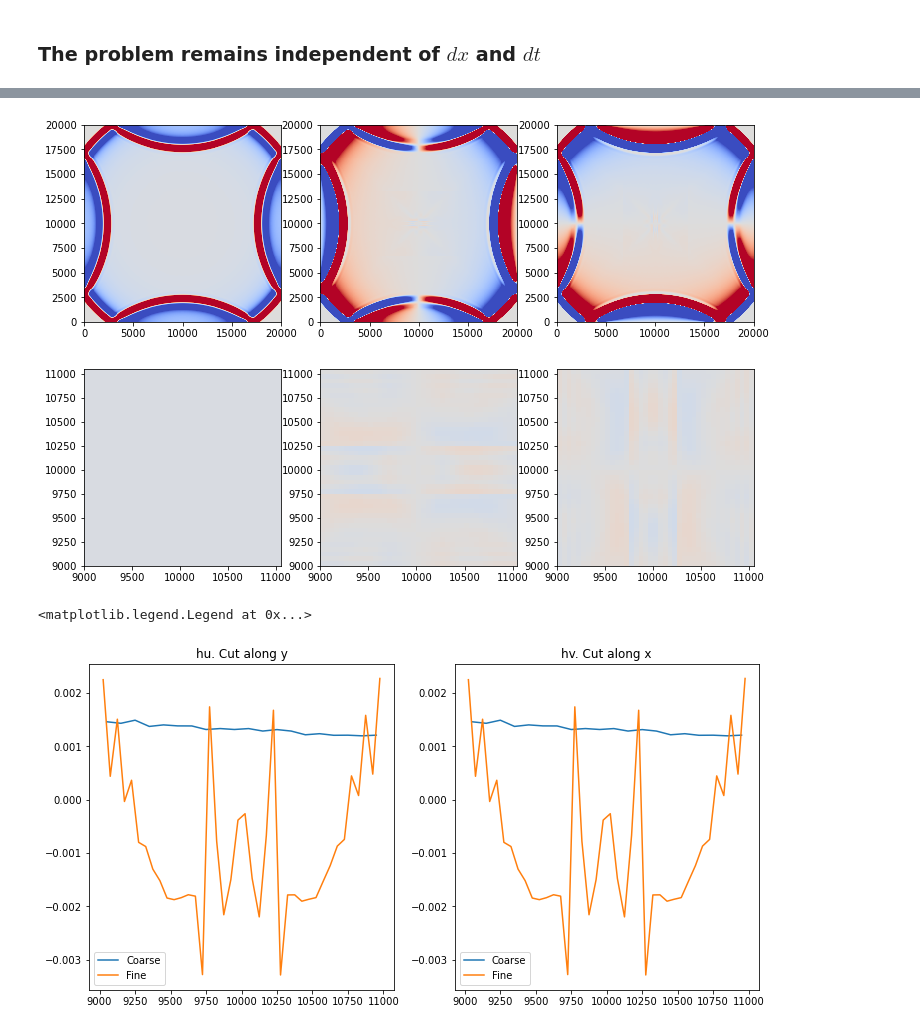
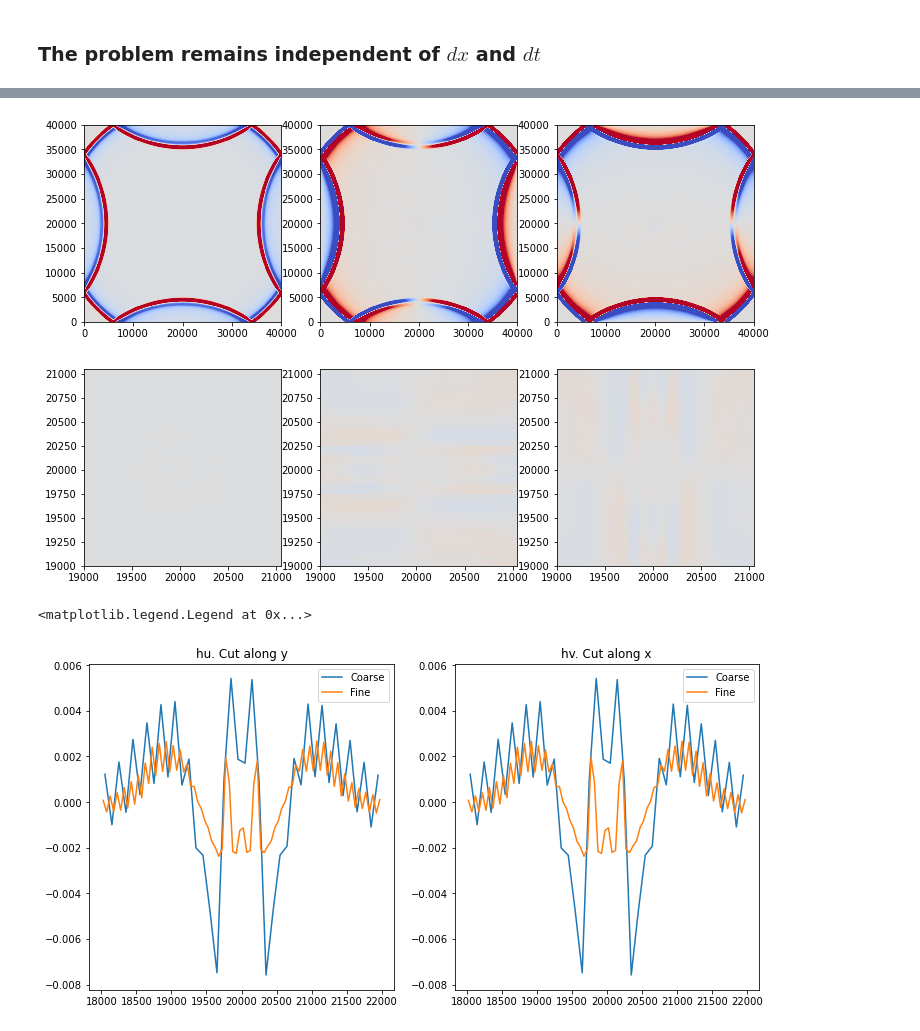
Before and after one commit to sintefmath/havvarsel-flux-investigations, a Jupyter notebook: Bump.ipynb, the cells around one changed output, grey strips where cells are left out. Saved outputs shown, nothing was run; the diff lists cells and outputs as text; code cells hidden in the pictures.

Commit message:
Always set  theta and flux_delimiter explicitly

```diff
--- a/Bump.ipynb
+++ b/Bump.ipynb
@@ -173,7 +173,7 @@ CDKLM
 from importlib import reload
 reload(CDKLM16)
 
-su_sim = CDKLM16.CDKLM16(**init_args, **sim_args, dt=1.0, rk_order=2, flux_delimiter=1.0)
+su_sim = CDKLM16.CDKLM16(**init_args, **sim_args, dt=1.0, rk_order=2, theta=1.3, flux_delimiter=1.0)
 sim_plotter(su_sim, T=T, zoom=False)
 sim_plotter(su_sim, T=0, zoom=True)
 crosssecs(su_sim)
@@ -351,30 +351,28 @@ axs[1].imshow(fine_eta0[2:-2,2:-2][180:220,180:220])
 # %%
-fine_su_sim = CDKLM16.CDKLM16(**fine_init_args, **fine_sim_args, dt=0.0, rk_order=2, flux_delimiter=1.0, theta=1.5)
-sim_plotter(fine_su_sim, T=500, zoom=False)
-
-fine_su_sim = CDKLM16.CDKLM16(**fine_init_args, **fine_sim_args, dt=0.0, rk_order=2, flux_delimiter=1.0, theta=1.5)
-sim_plotter(fine_su_sim, T=500, zoom=True)
+fine_su_sim = CDKLM16.CDKLM16(**fine_init_args, **fine_sim_args, dt=0.0, rk_order=2, theta=1.3, flux_delimiter=1.0)
+sim_plotter(fine_su_sim, T=T, zoom=False)
+sim_plotter(fine_su_sim, T=0, zoom=True)
 # %% [output]
-[figure, old version]
+[figure, new version]
-[figure, old version]
+[figure, new version]
 # %%
 eta_su, hu_su, hv_su = su_sim.download(interior_domain_only=True)
 fine_eta_su, fine_hu_su, fine_hv_su = fine_su_sim.download(interior_domain_only=True)
 
 
 fig, axs = plt.subplots(1,2, figsize=(12,6))
 axs[0].set_title("hu. Cut along y")
 axs[1].set_title("hv. Cut along x")
 
 
-axs[0].plot(np.linspace(0.5*su_sim.dx,(su_sim.ny-0.5)*su_sim.dx,int(su_sim.nx))[90:110], hu_su[90:110, 110], label="Coarse")
-axs[1].plot(np.linspace(0.5*su_sim.dx,(su_sim.ny-0.5)*su_sim.dx,int(su_sim.nx))[90:110], hv_su[110, 90:110], label="Coarse")
+axs[0].plot(np.linspace(0.5*su_sim.dx,(su_sim.ny-0.5)*su_sim.dx,int(su_sim.nx))[180:220], hu_su[180:220,210], label="Coarse")
+axs[1].plot(np.linspace(0.5*su_sim.dx,(su_sim.ny-0.5)*su_sim.dx,int(su_sim.nx))[180:220], hv_su[210, 180:220], label="Coarse")
 
-axs[0].plot(np.linspace(0.5*fine_su_sim.dx,(fine_su_sim.ny-0.5)*fine_su_sim.dx,int(fine_su_sim.nx))[180:220], fine_hu_su[180:220, 220], label="Fine")
-axs[1].plot(np.linspace(0.5*fine_su_sim.dx,(fine_su_sim.ny-0.5)*fine_su_sim.dx,int(fine_su_sim.nx))[180:220], fine_hv_su[220, 180:220], label="Fine")
+axs[0].plot(np.linspace(0.5*fine_su_sim.dx,(fine_su_sim.ny-0.5)*fine_su_sim.dx,int(fine_su_sim.nx))[360:440], fine_hu_su[360:440, 420], label="Fine")
+axs[1].plot(np.linspace(0.5*fine_su_sim.dx,(fine_su_sim.ny-0.5)*fine_su_sim.dx,int(fine_su_sim.nx))[360:440], fine_hv_su[420, 360:440], label="Fine")
 
 axs[0].legend()
 axs[1].legend()
 # %% [output]
 <matplotlib.legend.Legend at 0x...>
-[figure, old version]
+[figure, new version]
```
Also changed, not shown: parts of 6 cells of this notebook, 1 other file.
